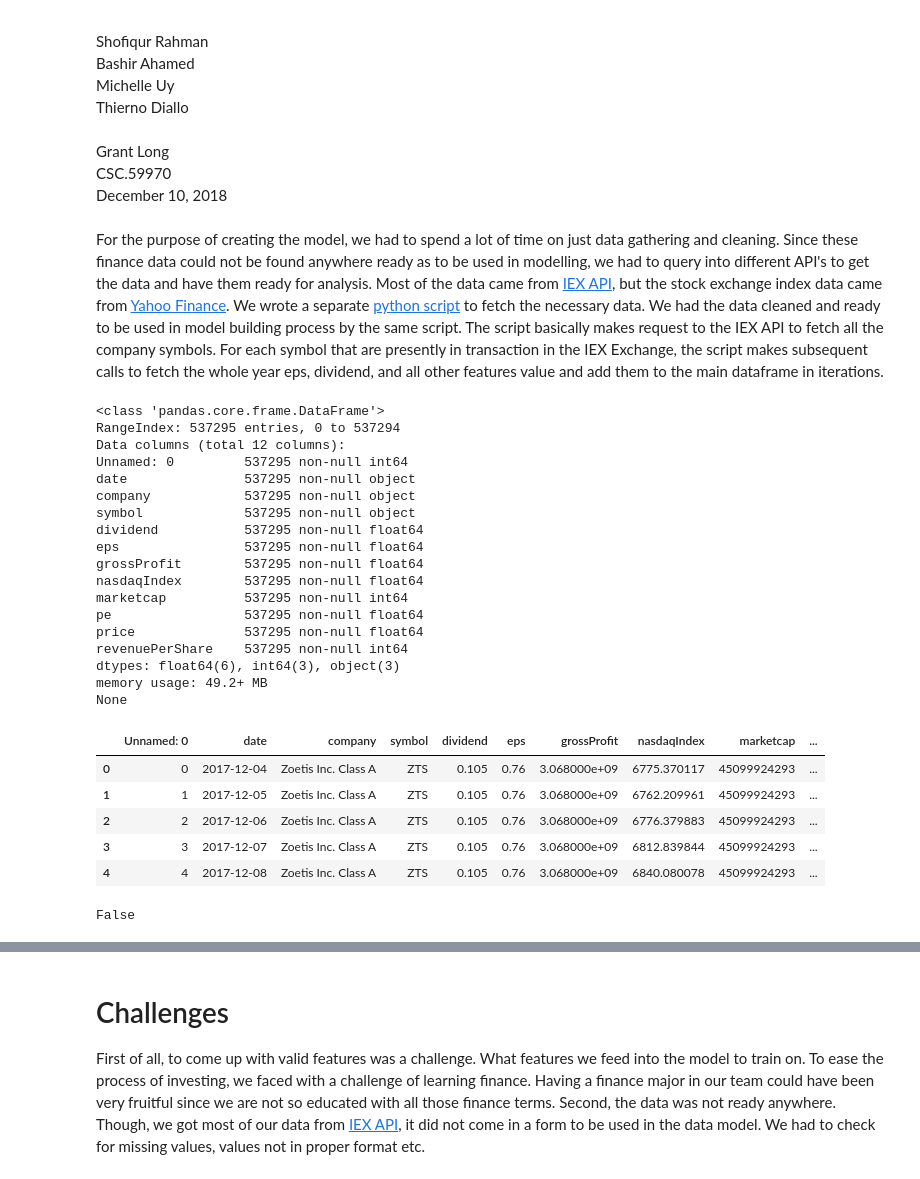
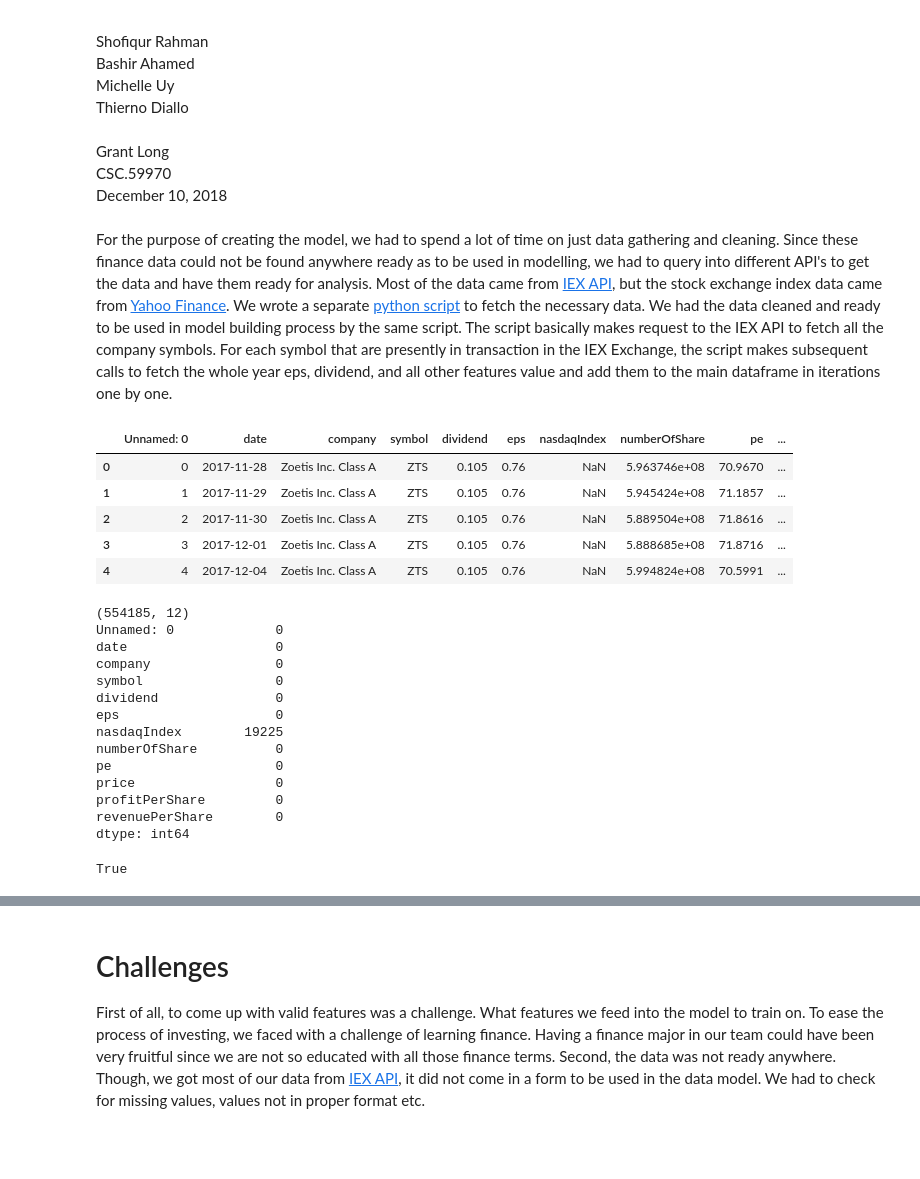
Before and after one commit to breindy/SafeTrade, a Jupyter notebook: PredictionModel/FinalReport.ipynb, the cells around one changed output, grey strips where cells are left out. Drawn from its saved outputs; the diff is of its cells as text; code cells hidden in the pictures; blank space fills up the shorter version.

```diff
--- a/PredictionModel/FinalReport.ipynb
+++ b/PredictionModel/FinalReport.ipynb
@@ -10,46 +10,43 @@ CSC.59970<br>
 December 10, 2018
 # %% [markdown]
 For the purpose of creating the model, we had to spend a lot of time on just data gathering and cleaning. Since these finance data could not be found anywhere ready as to be used in modelling, we had to query into different API's to get the data and have them ready for analysis. Most of the data came from [IEX API](https://iextrading.com/developer/docs/), but the stock exchange index data came from [Yahoo Finance](https://finance.yahoo.com/quote/%5EIXIC/history?ltr=1).
-We wrote a separate [python script](AggregateData.py) to fetch the necessary data. We had the data cleaned and ready to be used in model building process by the same script. The script basically makes request to the IEX API to fetch all the company symbols. For each symbol that are presently in transaction in the IEX Exchange, the script makes subsequent calls to fetch the whole year eps, dividend, and all other features value and add them to the main dataframe in iterations.
+We wrote a separate [python script](AggregateData.py) to fetch the necessary data. We had the data cleaned and ready to be used in model building process by the same script. The script basically makes request to the IEX API to fetch all the company symbols. For each symbol that are presently in transaction in the IEX Exchange, the script makes subsequent calls to fetch the whole year eps, dividend, and all other features value and add them to the main dataframe in iterations one by one.
 # %%
 import pandas as pd
 import numpy as np
+import matplotlib.pyplot as plt
+from sklearn.metrics import mean_squared_error as MSE
 from sklearn.model_selection import train_test_split
+from sklearn.tree import DecisionTreeRegressor
 from sklearn.ensemble import RandomForestRegressor
+from sklearn.metrics import accuracy_score
 
-df = pd.read_csv('AllStockData.csv')
-
-#print(df.describe())
-print(df.info())
-df.head()
+AllDF = pd.read_csv('AllStockData.csv')
+AllDF.head()
 # %% [output]
-<class 'pandas.core.frame.DataFrame'>
-RangeIndex: 537295 entries, 0 to 537294
-Data columns (total 12 columns):
-Unnamed: 0         537295 non-null int64
-date               537295 non-null object
-company            537295 non-null object
-symbol             537295 non-null object
-dividend           537295 non-null float64
-eps                537295 non-null float64
-grossProfit        537295 non-null float64
-nasdaqIndex        537295 non-null float64
-marketcap          537295 non-null int64
-pe                 537295 non-null float64
-price              537295 non-null float64
-revenuePerShare    537295 non-null int64
-dtypes: float64(6), int64(3), object(3)
-memory usage: 49.2+ MB
-None
-|  | Unnamed: 0 | date | company | symbol | dividend | eps | grossProfit | nasdaqIndex | marketcap | ... |
-| 0 | 0 | 2017-12-04 | Zoetis Inc. Class A | ZTS | 0.105 | 0.76 | 3.068000e+09 | 6775.370117 | 45099924293 | ... |
-| 1 | 1 | 2017-12-05 | Zoetis Inc. Class A | ZTS | 0.105 | 0.76 | 3.068000e+09 | 6762.209961 | 45099924293 | ... |
-| 2 | 2 | 2017-12-06 | Zoetis Inc. Class A | ZTS | 0.105 | 0.76 | 3.068000e+09 | 6776.379883 | 45099924293 | ... |
-| 3 | 3 | 2017-12-07 | Zoetis Inc. Class A | ZTS | 0.105 | 0.76 | 3.068000e+09 | 6812.839844 | 45099924293 | ... |
-| 4 | 4 | 2017-12-08 | Zoetis Inc. Class A | ZTS | 0.105 | 0.76 | 3.068000e+09 | 6840.080078 | 45099924293 | ... |
+|  | Unnamed: 0 | date | company | symbol | dividend | eps | nasdaqIndex | numberOfShare | pe | ... |
+| 0 | 0 | 2017-11-28 | Zoetis Inc. Class A | ZTS | 0.105 | 0.76 | NaN | 5.963746e+08 | 70.9670 | ... |
+| 1 | 1 | 2017-11-29 | Zoetis Inc. Class A | ZTS | 0.105 | 0.76 | NaN | 5.945424e+08 | 71.1857 | ... |
+| 2 | 2 | 2017-11-30 | Zoetis Inc. Class A | ZTS | 0.105 | 0.76 | NaN | 5.889504e+08 | 71.8616 | ... |
+| 3 | 3 | 2017-12-01 | Zoetis Inc. Class A | ZTS | 0.105 | 0.76 | NaN | 5.888685e+08 | 71.8716 | ... |
+| 4 | 4 | 2017-12-04 | Zoetis Inc. Class A | ZTS | 0.105 | 0.76 | NaN | 5.994824e+08 | 70.5991 | ... |
-# %%
-df.replace([np.inf, -np.inf], 100)
-
-df.isnull().values.any()
-# %% [output]
-False
+# %%
+print(AllDF.shape)
+print(AllDF.isna().sum())
+AllDF.isnull().values.any()
+# %% [output]
+(554185, 12)
+Unnamed: 0             0
+date                   0
+company                0
+symbol                 0
+dividend               0
+eps                    0
+nasdaqIndex        19225
+numberOfShare          0
+pe                     0
+price                  0
+profitPerShare         0
+revenuePerShare        0
+dtype: int64
+True
```
Also changed, not shown: parts of 13 cells of this notebook, 6 other files.
